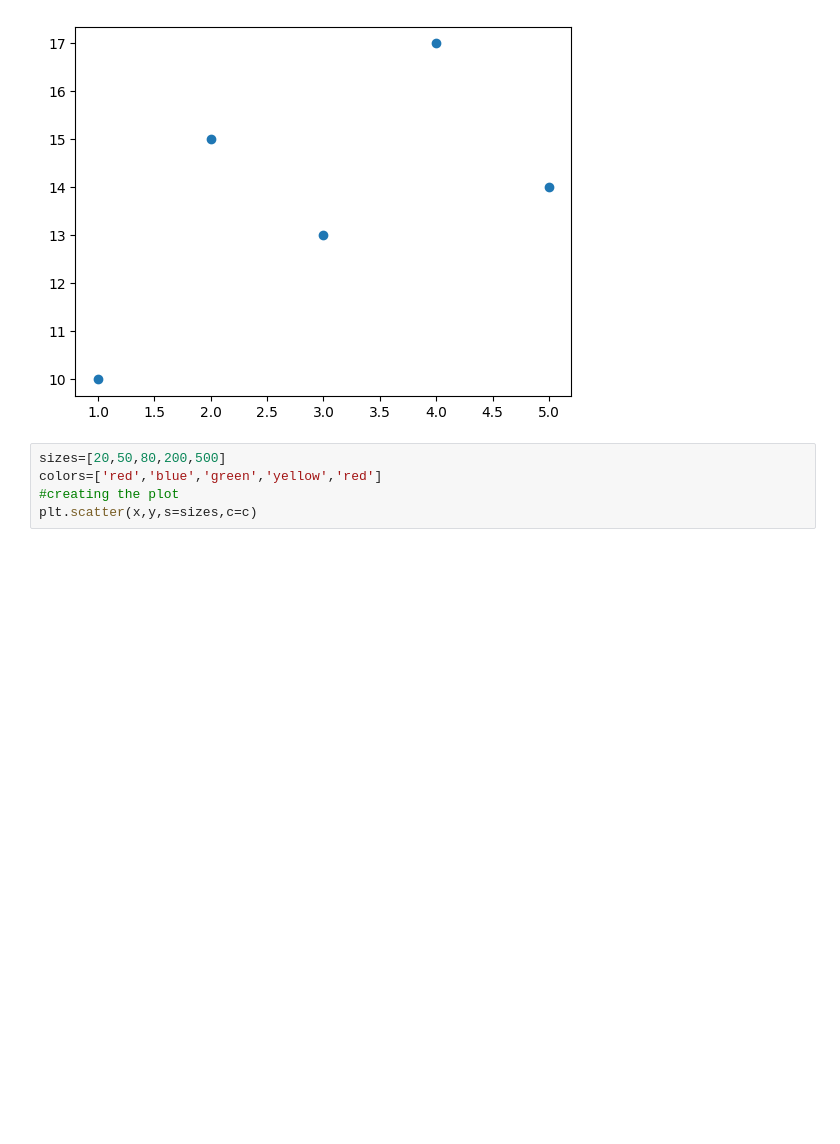
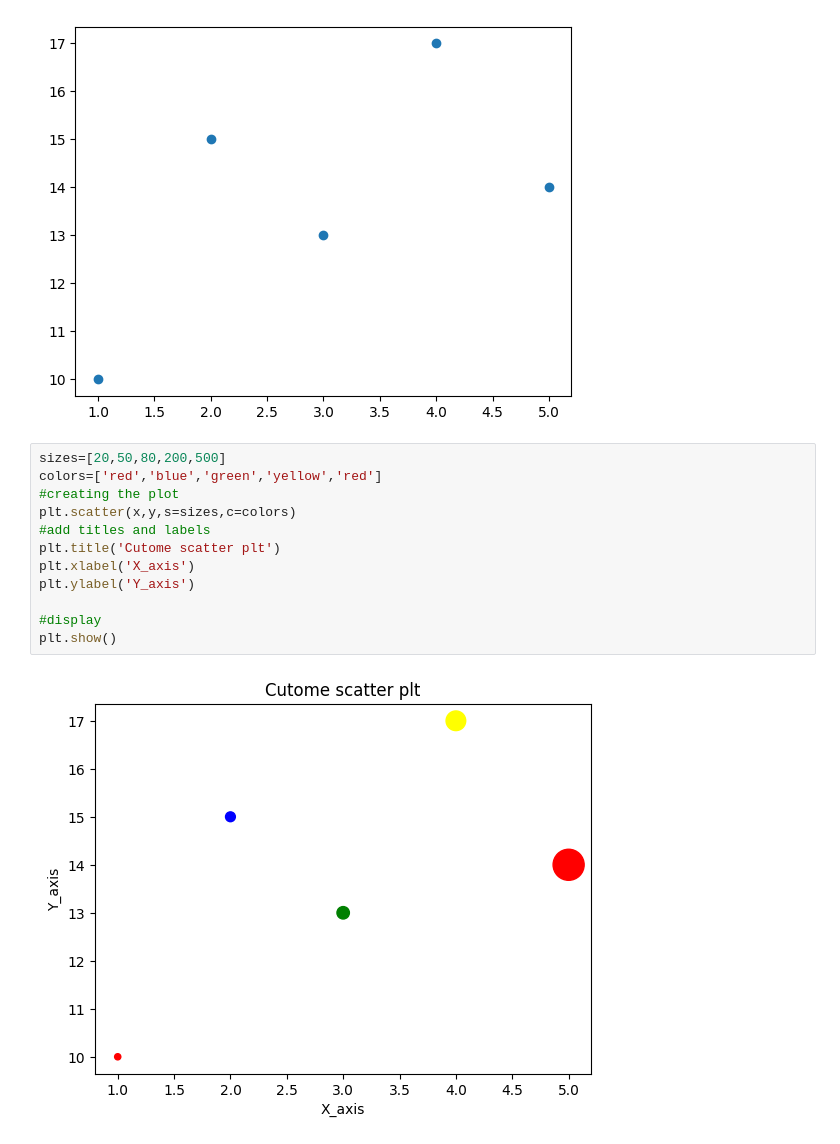
Before and after one commit to Azinkarimzad/phthon_SWC_24, a Jupyter notebook: day_1.ipynb, the cells around one changed output. Cells and saved outputs as stored; diff of their text form; blank space fills up the shorter version.

```diff
--- a/day_1.ipynb
+++ b/day_1.ipynb
@@ -397,5 +397,14 @@ plt.show()
 # %%
 sizes=[20,50,80,200,500]
 colors=['red','blue','green','yellow','red']
 #creating the plot
-plt.scatter(x,y,s=sizes,c=c)
+plt.scatter(x,y,s=sizes,c=colors)
+#add titles and labels
+plt.title('Cutome scatter plt')
+plt.xlabel('X_axis')
+plt.ylabel('Y_axis')
+
+#display
+plt.show()
+# %% [output]
+[figure, added]
```
